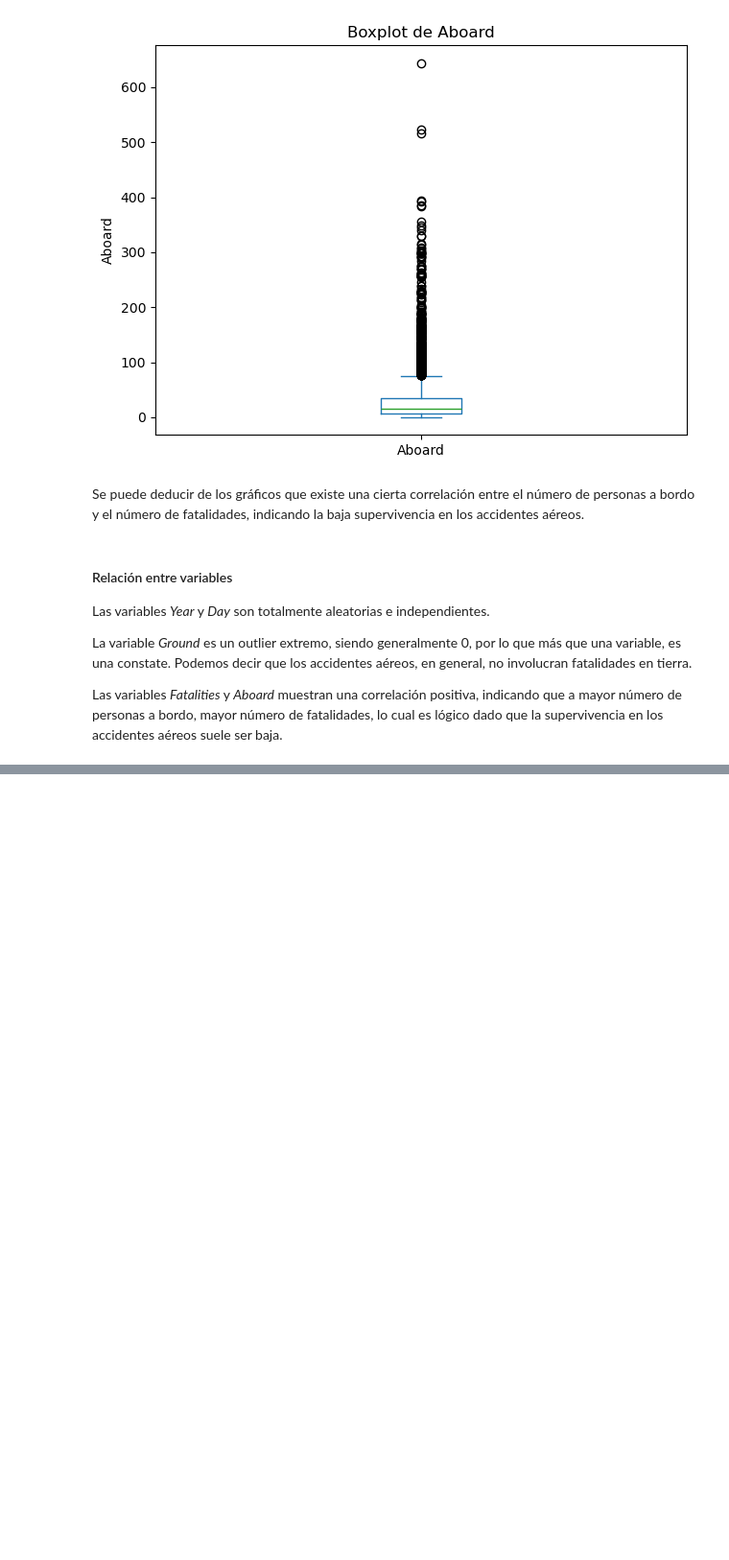
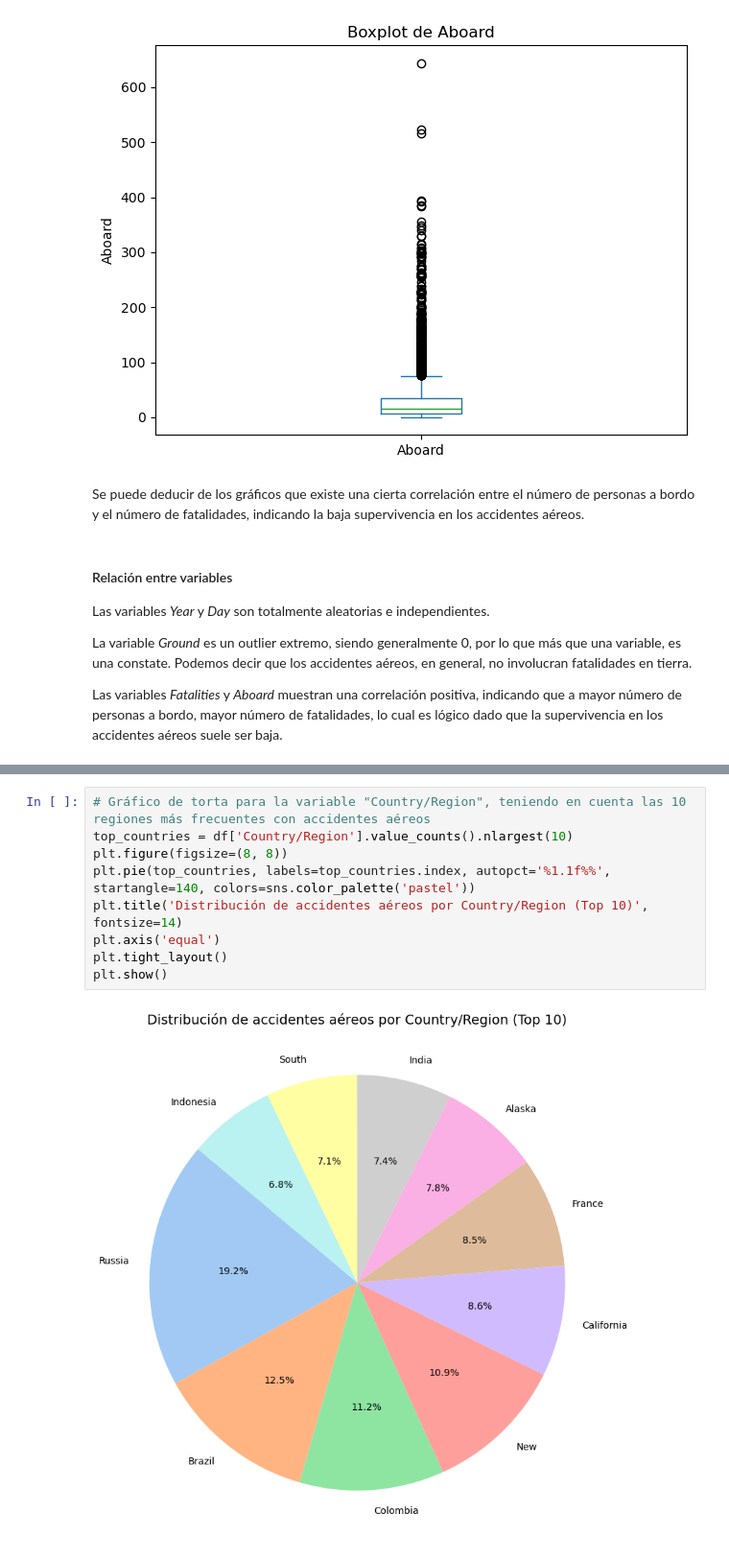
Before and after one commit to lautarovera-edu/fiuba-ceia-add, a Jupyter notebook: actividades/actividad_2.ipynb, the cells around one changed output, grey strips where cells are left out. Shown at 96% size. Drawn from its saved outputs; the diff is of its cells as text; blank space fills up the shorter version.

Commit message:
Agrega análisis de variables categóricas

```diff
--- a/actividades/actividad_2.ipynb
+++ b/actividades/actividad_2.ipynb
@@ -598,0 +676,11 @@ for matriz, titulo in zip(matrices, titulos):
+# %%
+# Gráfico de torta para la variable "Country/Region", teniendo en cuenta las 10 regiones más frecuentes con accidentes aéreos
+top_countries = df['Country/Region'].value_counts().nlargest(10)
+plt.figure(figsize=(8, 8))
+plt.pie(top_countries, labels=top_countries.index, autopct='%1.1f%%', startangle=140, colors=sns.color_palette('pastel'))
+plt.title('Distribución de accidentes aéreos por Country/Region (Top 10)', fontsize=14)
+plt.axis('equal')
+plt.tight_layout()
+plt.show()
+# %% [output]
+[figure, added]
```
Also changed, not shown: parts of 13 cells of this notebook.
